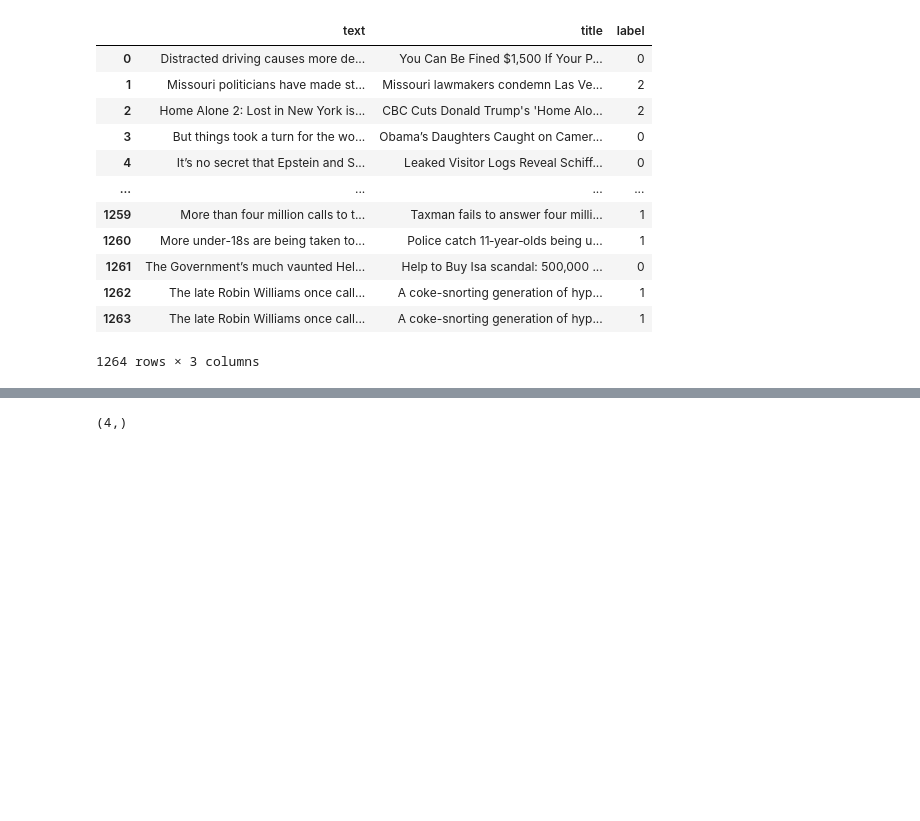
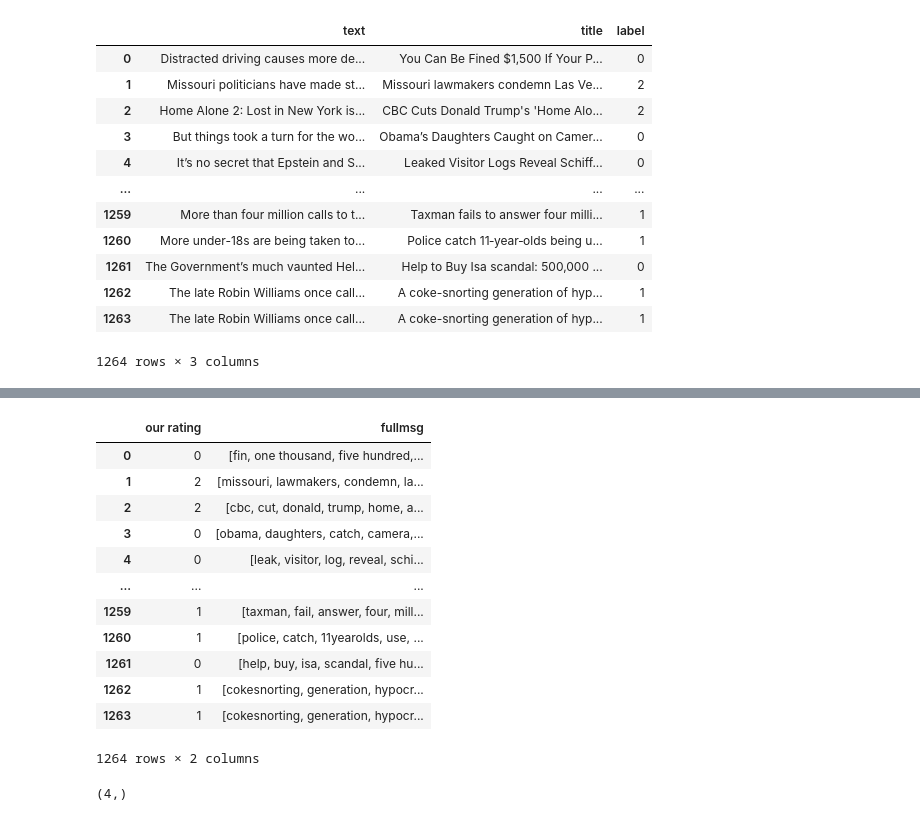
Before and after one commit to biplobsd/clef2022, a Jupyter notebook: Text_classifier.ipynb, the cells around one changed output, grey strips where cells are left out. Cells and saved outputs as stored; diff of their text form; code cells hidden in the pictures; blank space fills up the shorter version.

```diff
--- a/Text_classifier.ipynb
+++ b/Text_classifier.ipynb
@@ -385,3 +460,28 @@ df
+# %%
+import math
+df_p['fullmsg'] = df_p['title'].replace(math.nan,' ') + ' ' + df_p['text']
+# %%
+df_p = df_p.drop(labels=['text', 'title'], axis=1)
+# %%
+df_p['fullmsg'] = df_p['fullmsg'].apply(normalize)
+# %%
+df_p.rename(columns = {'label' : 'our rating'}, inplace = True)
+# %%
+df_p
+# %% [output]
+|  | our rating | fullmsg |
+| 0 | 0 | [fin, one thousand, five hundred,... |
+| 1 | 2 | [missouri, lawmakers, condemn, la... |
+| 2 | 2 | [cbc, cut, donald, trump, home, a... |
+| 3 | 0 | [obama, daughters, catch, camera,... |
+| 4 | 0 | [leak, visitor, log, reveal, schi... |
+| ... | ... | ... |
+| 1259 | 1 | [taxman, fail, answer, four, mill... |
+| 1260 | 1 | [police, catch, 11yearolds, use, ... |
+| 1261 | 0 | [help, buy, isa, scandal, five hu... |
+| 1262 | 1 | [cokesnorting, generation, hypocr... |
+| 1263 | 1 | [cokesnorting, generation, hypocr... |
+1264 rows × 2 columns
 # %%
 df_tmp = df
 # %%
```
Also changed, not shown: parts of 30 cells of this notebook.
